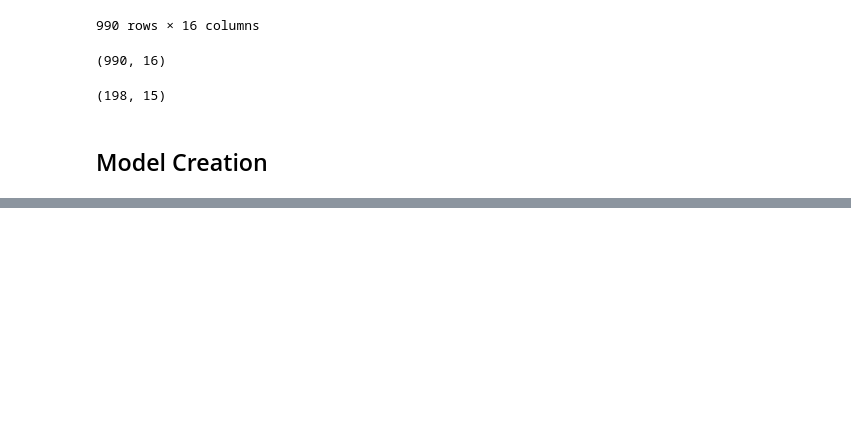
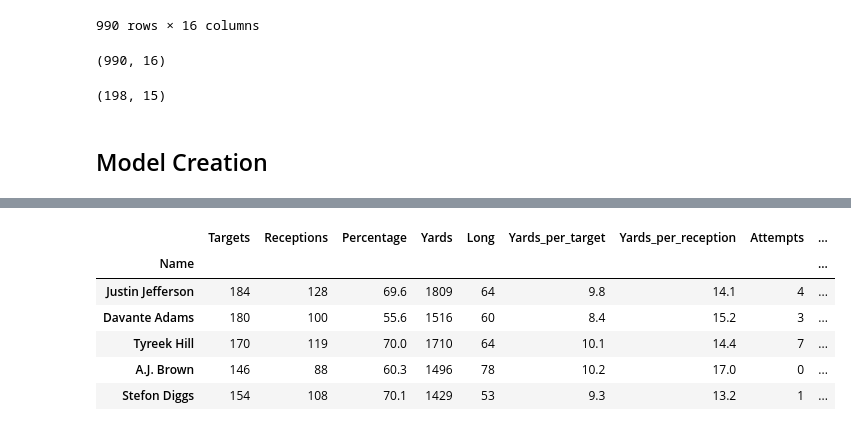
Before and after one commit to hugosp95/Project4_NFL_Data_Analytics, a Jupyter notebook: project_4.ipynb, the cells around one changed output, grey strips where cells are left out. Saved outputs shown, nothing was run; the diff lists cells and outputs as text; code cells hidden in the pictures; blank space fills up the shorter version.

```diff
--- a/project_4.ipynb
+++ b/project_4.ipynb
@@ -39,10 +39,8 @@ season_2015_df.head()
 5 rows × 21 columns
 # %%
 # drop rank column from all dataframes since we don't need this value for the model
-season_2015_df = season_2015_df.drop(columns=['Rk'])
-season_2016_df = season_2016_df.drop(columns=['Rk'])
-season_2017_df = season_2017_df.drop(columns=['Rank'])
 season_2018_df = season_2018_df.drop(columns=['Rank'])
 season_2019_df = season_2019_df.drop(columns=['Rank'])
 season_2020_df = season_2020_df.drop(columns=['Rank'])
 season_2021_df = season_2021_df.drop(columns=['Rank'])
+season_2022_df = season_2022_df.drop(columns=['Rank'])
@@ -88,5 +68,11 @@ season_2021_df = season_2021_df.rename(columns={'Pos': 'Position', 'GMS': 'Games
                                'YDS': 'Yards', 'TD': 'Touchdowns', 'LNG': 'Long', 'Y/T': 'Yards_per_target', 'Y/R': 'Yards_per_reception', 'ATT': 'Attempts',
                                'TD.1': 'Rushing_touchdown', 'YDS.1': 'Rushing_yards', 'AVG': 'Average_rushing_yards', 'FUM': 'Fumbles', 'LST': 'Lost_yards',
                                'FPTS/G': 'Fantasy_points_per_game', 'FPTS': 'Fantasy_points'})
+# %%
+# rename columns to be clear terminology
+season_2022_df = season_2022_df.rename(columns={'REC': 'Receptions', 'TGTS': 'Targets', 'PCT': 'Percentage',
+                               'YDS': 'Yards', 'TD': 'Touchdowns', 'LNG': 'Long', 'Y/T': 'Yards_per_target', 'Y/R': 'Yards_per_reception', 'ATT': 'Attempts',
+                               'TD.1': 'Rushing_touchdown', 'YDS.1': 'Rushing_yards', 'AVG': 'Average_rushing_yards', 'FUM': 'Fumbles', 'LST': 'Lost_yards',
+                               'FPTS/G': 'Fantasy_points_per_game', 'FPTS': 'Fantasy_points'})
 # %%
 # check to make sure columns have been renamed
@@ -292,0 +240,15 @@ Loss: 0.06594718992710114, Accuracy: 0.747474730014801
+# %%
+# set name column as index
+season_2022_df = season_2022_df.set_index('Name')
+# %%
+season_2022_df = season_2022_df.drop(columns='Touchdowns')
+# %%
+season_2022_df.head()
+# %% [output]
+|  | Targets | Receptions | Percentage | Yards | Long | Yards_per_target | Yards_per_reception | Attempts | ... |
+| Name |  |  |  |  |  |  |  |  | ... |
+| Justin Jefferson | 184 | 128 | 69.6 | 1809 | 64 | 9.8 | 14.1 | 4 | ... |
+| Davante Adams | 180 | 100 | 55.6 | 1516 | 60 | 8.4 | 15.2 | 3 | ... |
+| Tyreek Hill | 170 | 119 | 70.0 | 1710 | 64 | 10.1 | 14.4 | 7 | ... |
+| A.J. Brown | 146 | 88 | 60.3 | 1496 | 78 | 10.2 | 17.0 | 0 | ... |
+| Stefon Diggs | 154 | 108 | 70.1 | 1429 | 53 | 9.3 | 13.2 | 1 | ... |
```
Also changed, not shown: parts of 27 cells of this notebook, 2 other files.
